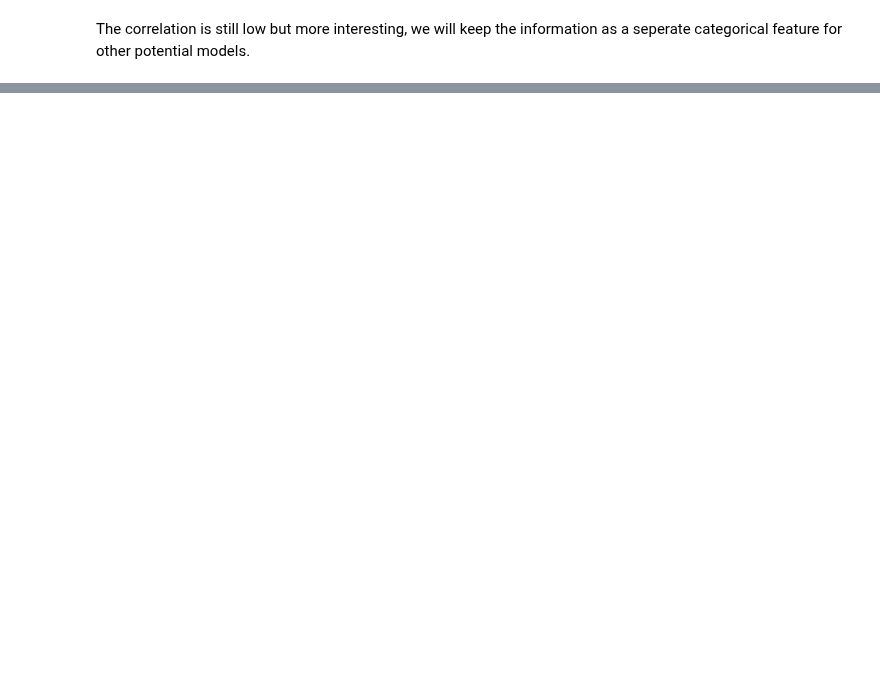
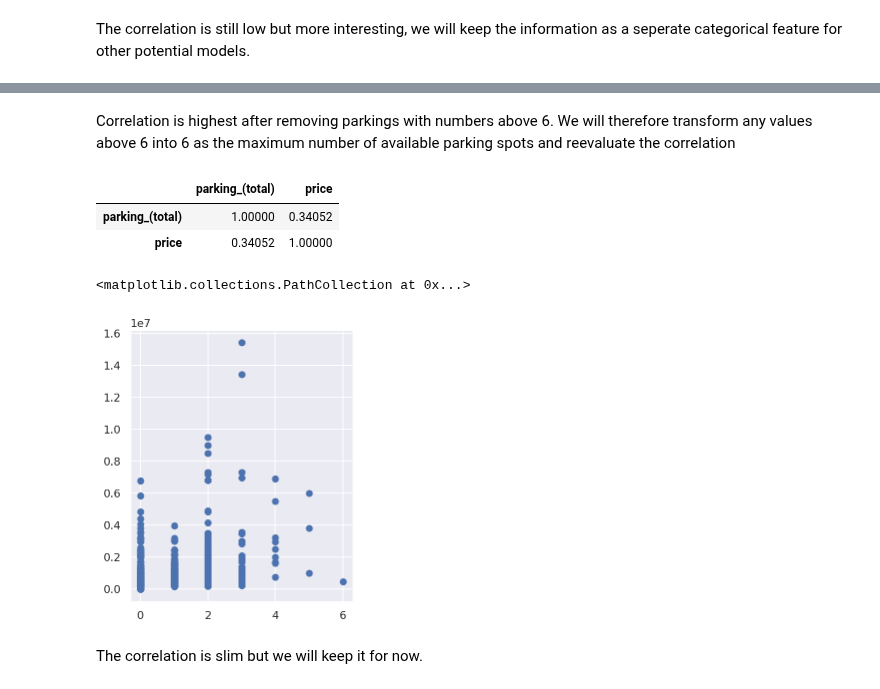
Before and after one commit to Jahnic/Data-Science, a Jupyter notebook: RealEstate/wrangle.ipynb, the cells around one changed output, grey strips where cells are left out. Saved outputs shown, nothing was run; the diff lists cells and outputs as text; code cells hidden in the pictures; blank space fills up the shorter version.

Commit message:
wrangle: parking feature

```diff
--- a/RealEstate/wrangle.ipynb
+++ b/RealEstate/wrangle.ipynb
@@ -1121,0 +1192,8 @@ memory usage: 1.9+ MB
+# %%
+# Has pool
+df.has_pool = pool
+# Drop old pool feature
+df.drop("pool", axis=1, inplace=True)
+
+# Slice containing 1+ missing values
+df.loc[:, df.notnull().sum() < 3269].info()
@@ -1121,0 +1240,12 @@ memory usage: 1.9+ MB
+# %%
+def get_parking(row):
+    try:
+        parking = re.findall("\d+", row)
+    except:
+        parking = [0]
+    n_parking = 0
+    for n in parking:
+        n_parking += float(n)
+    return n_parking
+
+df.n_parking = df["parking_(total)"].apply(lambda row: get_parking(row))
@@ -1121,0 +1258,7 @@ memory usage: 1.9+ MB
+# %%
+# 50:50 correlation of the number of available parking and price
+parking = df.n_parking.copy()
+parking_50_50 = generate_50_50_slice(parking[parking == True], parking)
+# Add price to corresponding records
+parking_and_price = pd.concat([parking_50_50, df.loc[parking_50_50.index, "price"]], axis=1)
+parking_and_price.corr()
@@ -1121,0 +1310,17 @@ memory usage: 1.9+ MB
+# %% [markdown]
+Correlation is highest after removing parkings with numbers above 6. We will therefore transform any values above 6 into 6 as the maximum number of available parking spots and reevaluate the correlation
+# %%
+parking_and_price[parking_and_price["parking_(total)"] > 6] = 0
+parking_and_price.corr()
+# %% [output]
+|  | parking_(total) | price |
+| parking_(total) | 1.00000 | 0.34052 |
+| price | 0.34052 | 1.00000 |
+# %%
+plt.figure(figsize=(4,5))
+plt.scatter(parking_and_price["parking_(total)"], parking_and_price.price)
+# %% [output]
+<matplotlib.collections.PathCollection at 0x...>
+[figure, added]
+# %% [markdown]
+The correlation is slim but we will keep it for now.
```
Also changed, not shown: parts of 27 cells of this notebook.
